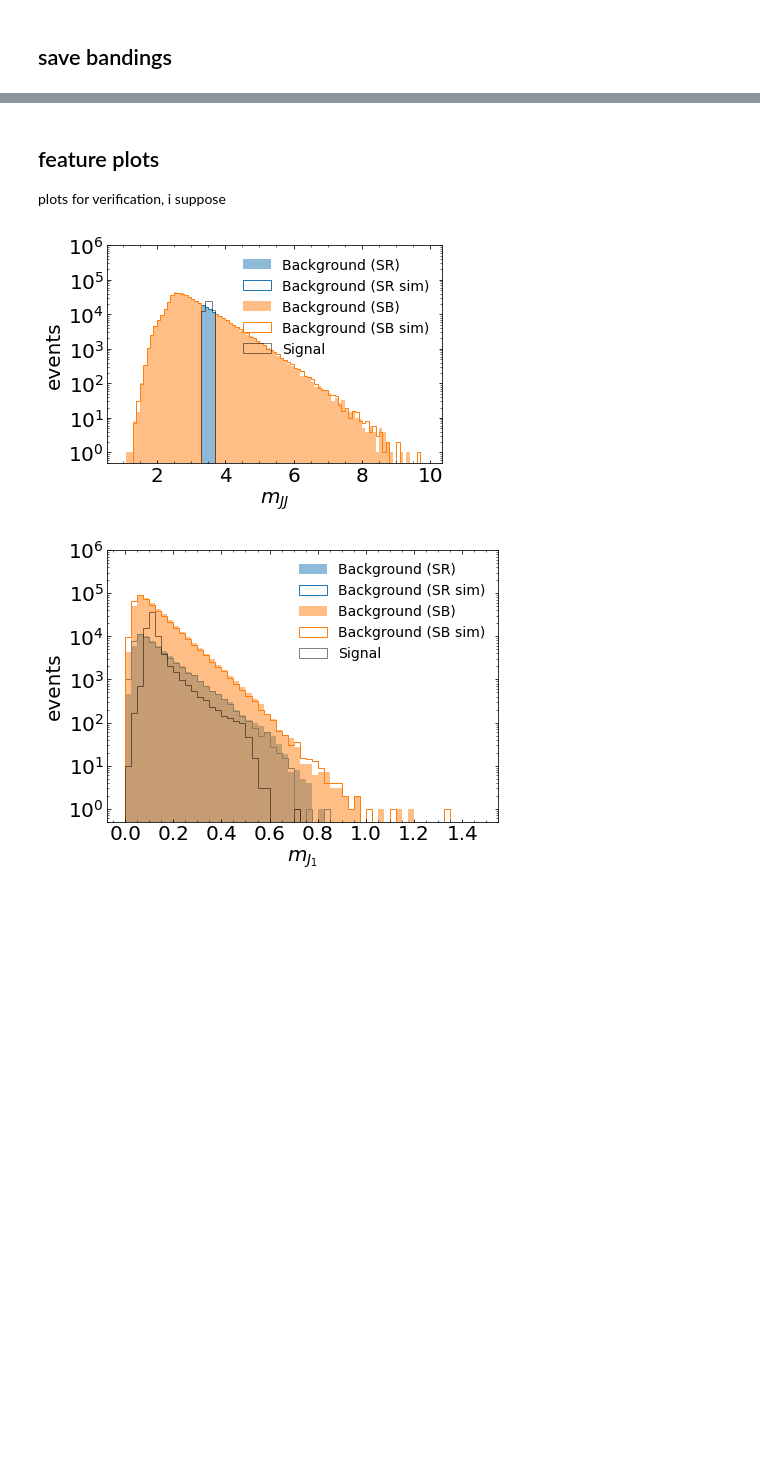
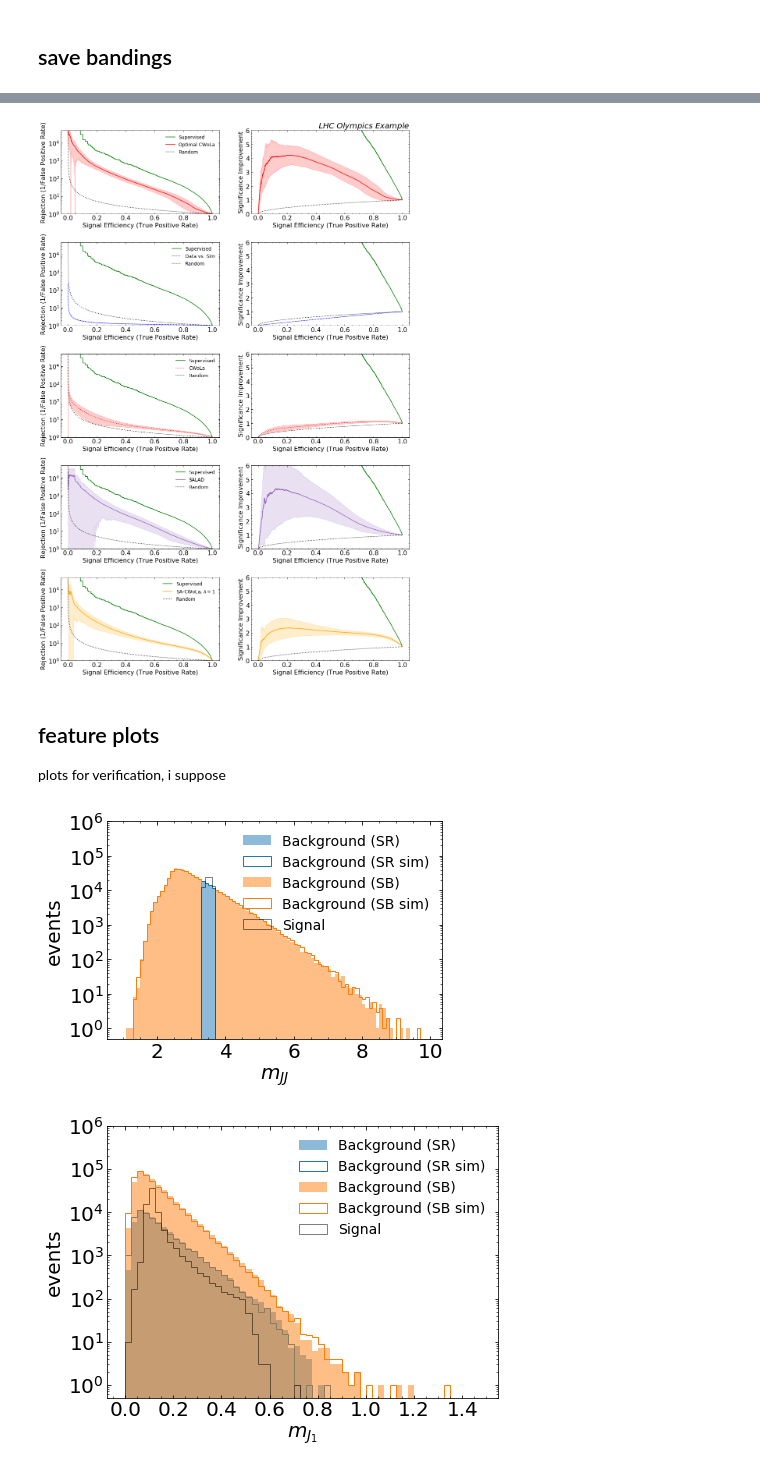
Before and after one commit to bnachman/DCTRHunting, a Jupyter notebook: CWoLaSimulationAssistedDecorrelationCorrelated.ipynb, the cells around one changed output, grey strips where cells are left out. Drawn from its saved outputs; the diff is of its cells as text; code cells hidden in the pictures; blank space fills up the shorter version.

```diff
--- a/CWoLaSimulationAssistedDecorrelationCorrelated.ipynb
+++ b/CWoLaSimulationAssistedDecorrelationCorrelated.ipynb
@@ -976,3 +905,62 @@ plt.savefig('plots/lhco/separate_relsigs_corr.pdf', bbox_inches='tight', padinch
+# %%
+ # Plot individual bands
+
+STD = True
+
+band_names = [k for k in bands.keys() if k not in ['old-sacwola']]
+
+fig = plt.figure(figsize=(16, 5*len(band_names)))
+gs = gridspec.GridSpec(len(band_names)*2 - 1, 2, height_ratios=[1, 0.1,]*(len(band_names) - 1) + [1,])
+
+
+for i, key in enumerate(band_names):
+    line_max, line_med, line_min, line_mean, line_std, line_smean, line_sstd, opt = bands[key]
+    for j in range(2):
+#         row = 2 * math.floor(i / 2)
+#         col = i % 2
+
+        ax0 = plt.subplot(gs[2*i, j])
+
+        ax0.yaxis.set_ticks_position('both')
+        ax0.xaxis.set_ticks_position('both')
+        ax0.tick_params(direction="in",which="both")
+        ax0.minorticks_on()
+        plt.xticks(fontsize=16)
+        plt.yticks(fontsize=16)
+
+
+        if j == 0:
+            plt.ylim([1,5*1e4])
+            plt.yscale("log")
+            plt.plot(tpr_sup,1./fpr_sup,label="Supervised",color='green')
+            plt.plot(tpr_pts, line_mean, **opt)
+            plt.fill_between(tpr_pts, line_mean - line_std, line_mean + line_std, color=opt['color'], alpha=0.2)
+            plt.plot(tpr_sup,1./tpr_sup,color="black",ls=":",label="Random")
+            plt.xlabel(r'Signal Efficiency (True Positive Rate)',fontsize=16)
+            plt.ylabel(r"Rejection (1/False Positive Rate)",fontsize=16)
+            plt.legend(frameon=False,fontsize=12,loc="upper right")
+        else:
+            plt.ylim([0, 6])
+            plt.plot(tpr_sup,tpr_sup/np.sqrt(fpr_sup),label="Supervised",color='green')
+            plt.plot(tpr_pts, tpr_pts*line_smean, **opt)
+            plt.fill_between(tpr_pts, tpr_pts*(line_smean - line_sstd), tpr_pts*(line_smean + line_sstd), color=opt['color'], alpha=0.2)
+            plt.plot(tpr_sup,tpr_sup/np.sqrt(tpr_sup),color="black",ls=":",label="Random")
+            plt.xlabel(r'Signal Efficiency (True Positive Rate)',fontsize=16)
+            plt.ylabel(r"Significance Improvement",fontsize=16)
+            if i == 0:
+                plt.title('$LHC$ $Olympics$ $Example$', fontsize=20, loc='right')
+
+    #     plt.plot(tpr_sup1d,1./fpr_sup1d,label="Supervised ($x_1$ only)",color='green',ls=":",linewidth=5
+
+
+#         plt.title(opt['label'], fontsize=16)
+    #  + ', '.join(column_labels)
+# fig.suptitle("Correlated LHCO Example\nMean and Standard Deviation of {} models".format(n_injections),fontsize=20,y=.93)
+
+plt.savefig('plots/lhco/separate_corr.png', bbox_inches='tight', padinches=0)
+plt.savefig('plots/lhco/separate_corr.pdf', bbox_inches='tight', padinches=0)
+# %% [output]
+[figure, added]
 # %% [markdown]
 ## feature plots
 
```
Also changed, not shown: parts of 9 cells of this notebook, 9 other files.
